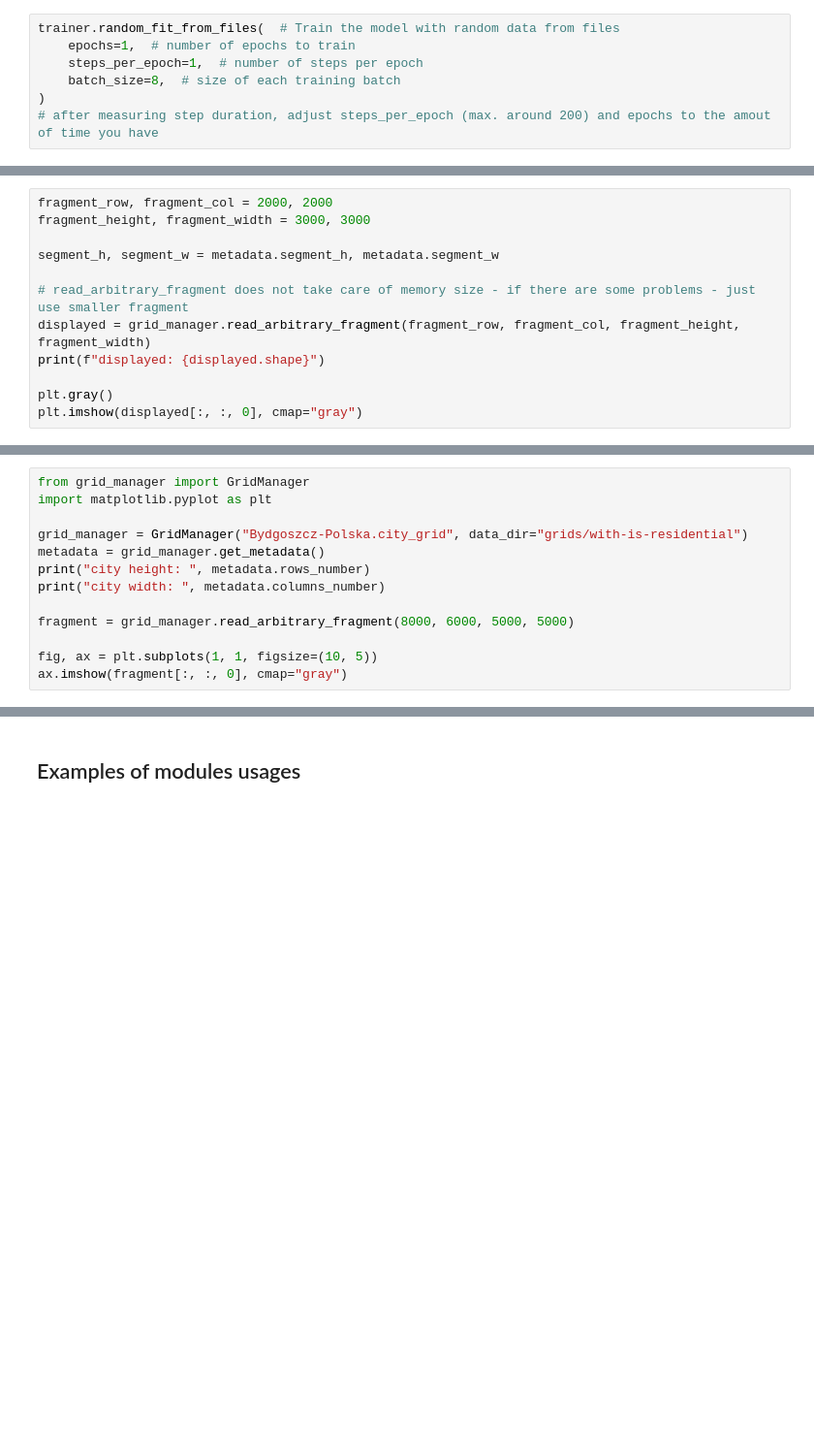
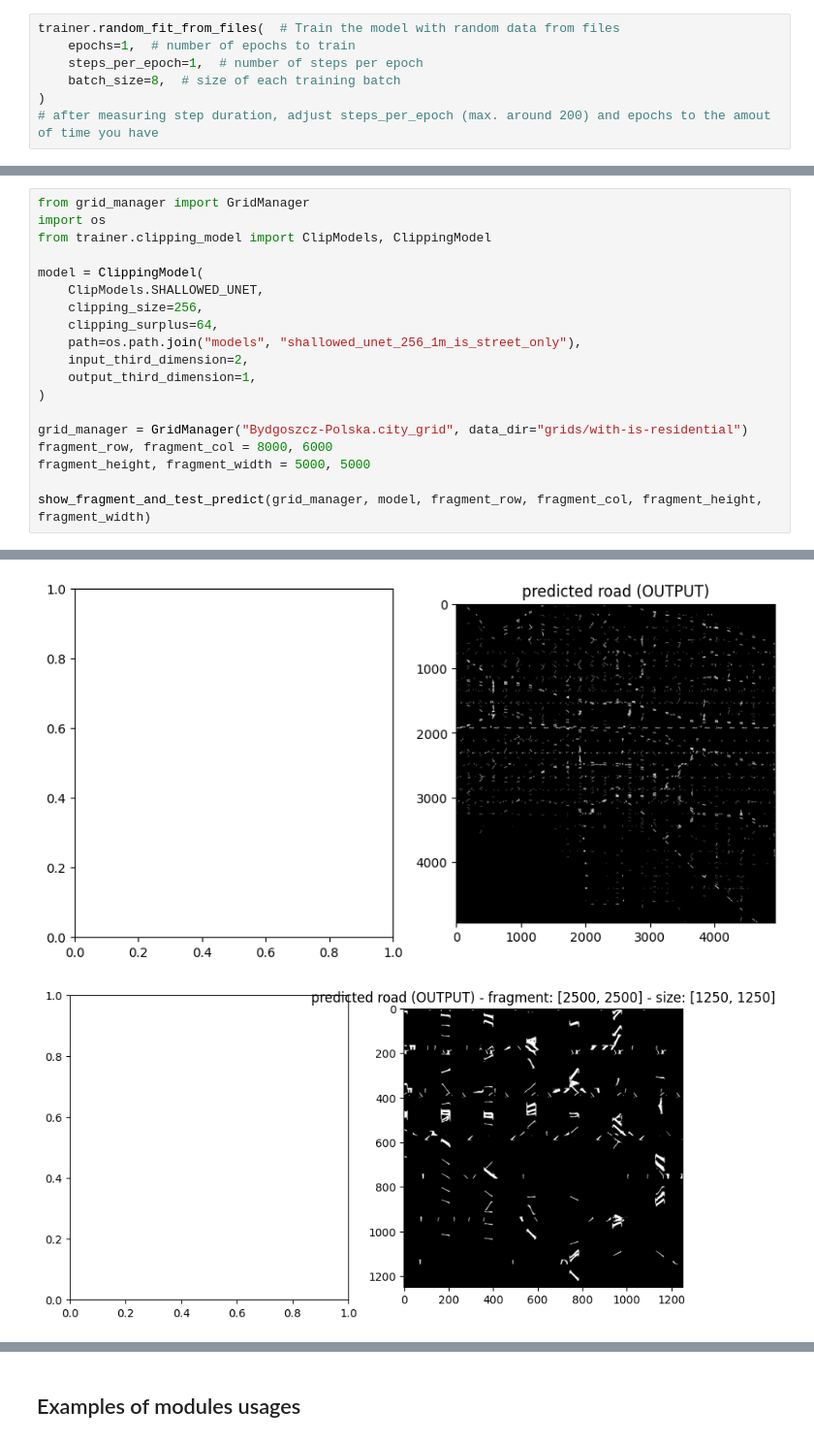
Before and after one commit to CRoadA/CRoadA, a Jupyter notebook: main.ipynb, the cells around one changed output, grey strips where cells are left out. Shown at 97% size. Drawn from its saved outputs; the diff is of its cells as text; blank space fills up the shorter version.

```diff
--- a/main.ipynb
+++ b/main.ipynb
@@ -640,12 +633,0 @@ plt.imshow(img)
-# %%
-fragment_row, fragment_col = 2000, 2000
-fragment_height, fragment_width = 3000, 3000
-
-segment_h, segment_w = metadata.segment_h, metadata.segment_w
-
-# read_arbitrary_fragment does not take care of memory size - if there are some problems - just use smaller fragment
-displayed = grid_manager.read_arbitrary_fragment(fragment_row, fragment_col, fragment_height, fragment_width)
-print(f"displayed: {displayed.shape}")
-
-plt.gray()
-plt.imshow(displayed[:, :, 0], cmap="gray")
@@ -654,13 +633,0 @@ Version used by Jakub in "only is_street" dimension in input data model training
-# %%
-from grid_manager import GridManager
-import matplotlib.pyplot as plt
-
-grid_manager = GridManager("Bydgoszcz-Polska.city_grid", data_dir="grids/with-is-residential")
-metadata = grid_manager.get_metadata()
-print("city height: ", metadata.rows_number)
-print("city width: ", metadata.columns_number)
-
-fragment = grid_manager.read_arbitrary_fragment(8000, 6000, 5000, 5000)
-
-fig, ax = plt.subplots(1, 1, figsize=(10, 5))
-ax.imshow(fragment[:, :, 0], cmap="gray")
@@ -784,0 +748,20 @@ Text(0.5, 1.0, 'predicted road (OUTPUT)')
+# %%
+from grid_manager import GridManager
+import os
+from trainer.clipping_model import ClipModels, ClippingModel
+
+model = ClippingModel(
+    ClipModels.SHALLOWED_UNET,
+    clipping_size=256,
+    clipping_surplus=64,
+    path=os.path.join("models", "shallowed_unet_256_1m_is_street_only"),
+    input_third_dimension=2,
+    output_third_dimension=1,
+)
+
+grid_manager = GridManager("Bydgoszcz-Polska.city_grid", data_dir="grids/with-is-residential")
+fragment_row, fragment_col = 8000, 6000
+fragment_height, fragment_width = 5000, 5000
+
+show_fragment_and_test_predict(grid_manager, model, fragment_row, fragment_col, fragment_height, fragment_width)
+# %% [output]
@@ -784,0 +787,2 @@ Text(0.5, 1.0, 'predicted road (OUTPUT)')
+[figure, added]
+[figure, added]
```
Also changed, not shown: parts of 34 cells of this notebook.
